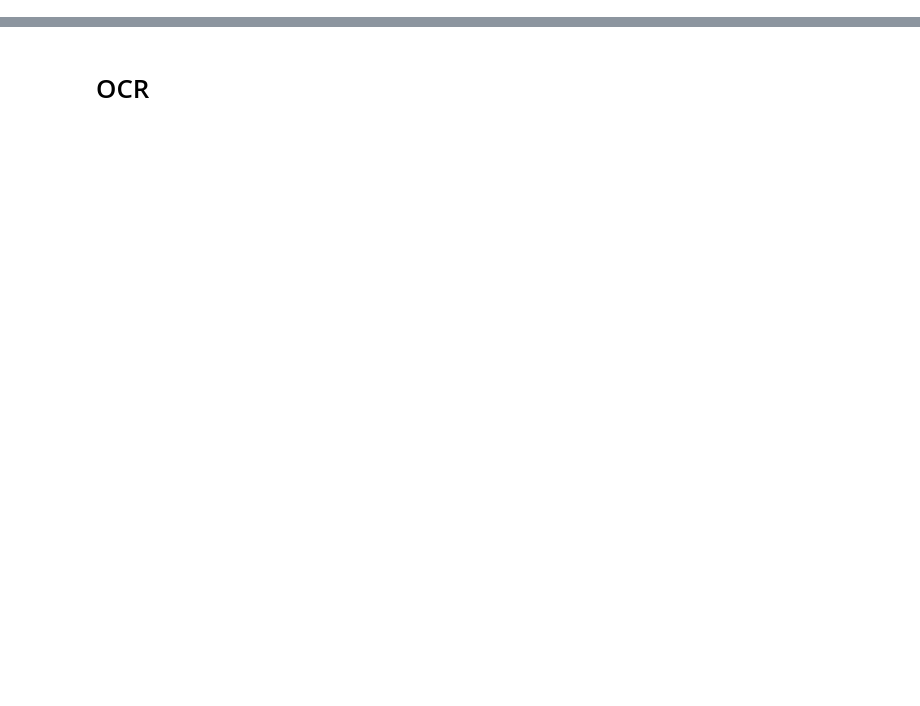
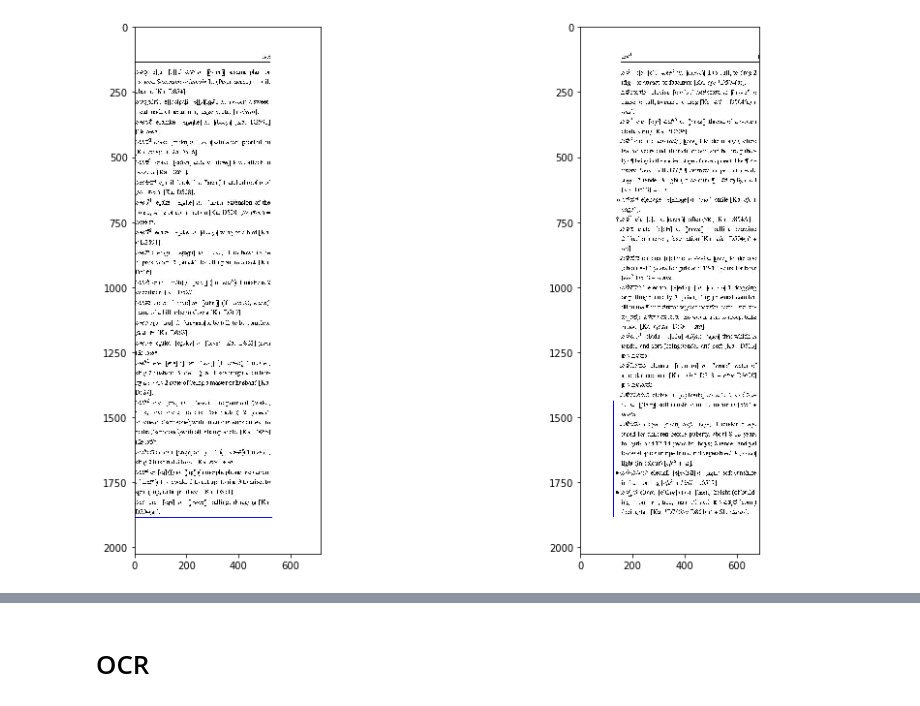
Before and after one commit to p-acharya/opencv_ocr, a Jupyter notebook: ocr_clean.ipynb, the cells around one changed output, grey strips where cells are left out. Drawn from its saved outputs; the diff is of its cells as text; code cells hidden in the pictures; blank space fills up the shorter version.

```diff
--- a/ocr_clean.ipynb
+++ b/ocr_clean.ipynb
@@ -18,3 +17,31 @@ import PIL.Image
+# %%
+def di(*args):
+    fig2 = plt.figure(figsize = (15,10)) # create a 5 x 5 figure
+    num_args = len(*args)
+    imgs = args[0]
+    if num_args == 1:
+        plt.subplot(111)
+        plt.imshow(imgs[0],cmap = 'gray')
+    elif num_args == 2:
+        plt.subplot(121)
+        plt.imshow(imgs[0],cmap = 'gray')
+        plt.subplot(122)
+        plt.imshow(imgs[1],cmap = 'gray')
+    else:
+        #i.e. 3 images
+        plt.subplot(131)
+        plt.imshow(imgs[0],cmap = 'gray')
+        plt.subplot(132)
+        plt.imshow(imgs[1],cmap = 'gray')
+        plt.subplot(133)
+        plt.imshow(imgs[2],cmap = 'gray')
+
+    plt.show()
+# %%
+imgs = (right, left)
+di(imgs)
+# %% [output]
+[figure, added]
 # %%
 pg188 = "jpgs/output-190-to-190.jpg"
 os.path.isfile(pg188)
```
Also changed, not shown: parts of 5 cells of this notebook.
